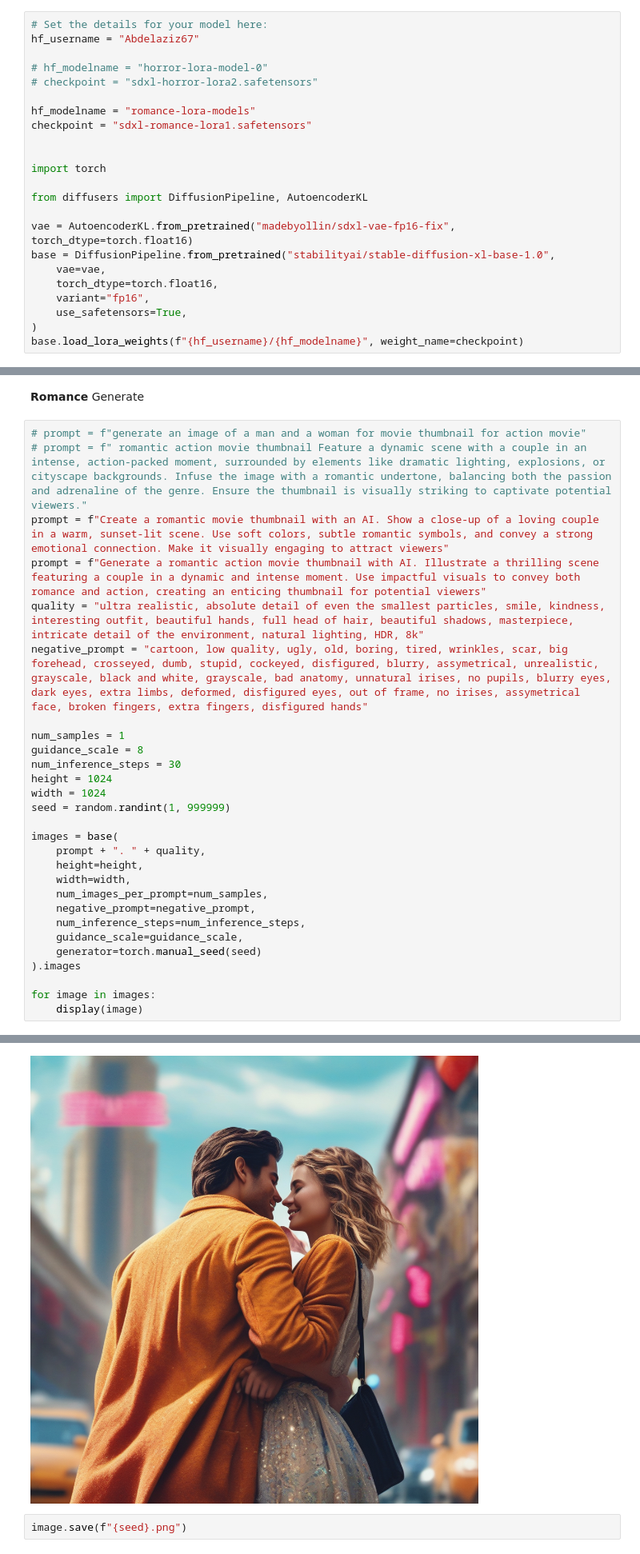
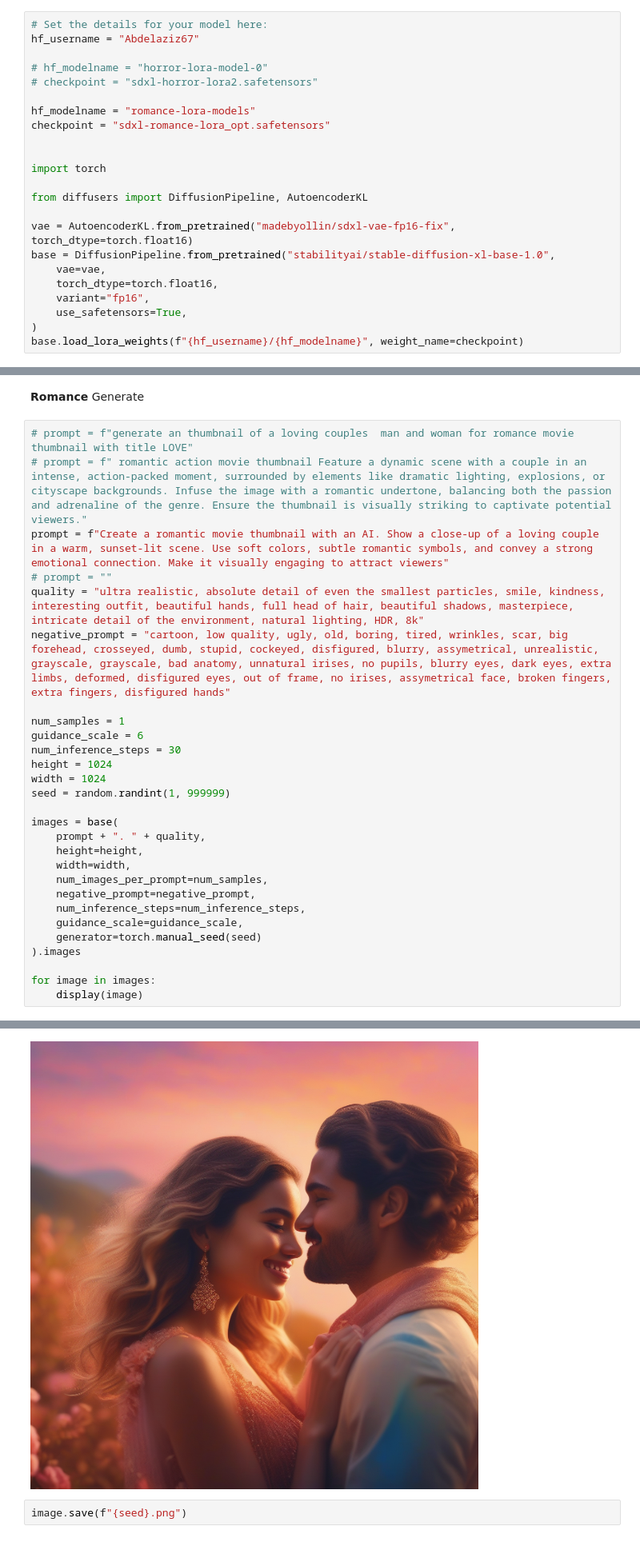
Before and after one commit to abdelazizgamal/SDXL_lora_Generate, a Jupyter notebook: Copy_of_GeneratingDreamboothSDXL_Lora.ipynb, the cells around one changed output, grey strips where cells are left out. Shown at 80% size. Drawn from its saved outputs; the diff is of its cells as text.

```diff
--- a/Copy_of_GeneratingDreamboothSDXL_Lora.ipynb
+++ b/Copy_of_GeneratingDreamboothSDXL_Lora.ipynb
@@ -94,7 +94,7 @@ hf_username = "Abdelaziz67"
 # checkpoint = "sdxl-horror-lora2.safetensors"
 
 hf_modelname = "romance-lora-models"
-checkpoint = "sdxl-romance-lora1.safetensors"
+checkpoint = "sdxl-romance-lora_opt.safetensors"
 
 
 import torch
@@ -189,15 +189,15 @@ for image in images:
 # %% [markdown]
 **Romance** Generate
 # %%
-# prompt = f"generate an image of a man and a woman for movie thumbnail for action movie"
+# prompt = f"generate an thumbnail of a loving couples  man and woman for romance movie thumbnail with title LOVE"
 # prompt = f" romantic action movie thumbnail Feature a dynamic scene with a couple in an intense, action-packed moment, surrounded by elements like dramatic lighting, explosions, or cityscape backgrounds. Infuse the image with a romantic undertone, balancing both the passion and adrenaline of the genre. Ensure the thumbnail is visually striking to captivate potential viewers."
 prompt = f"Create a romantic movie thumbnail with an AI. Show a close-up of a loving couple in a warm, sunset-lit scene. Use soft colors, subtle romantic symbols, and convey a strong emotional connection. Make it visually engaging to attract viewers"
-prompt = f"Generate a romantic action movie thumbnail with AI. Illustrate a thrilling scene featuring a couple in a dynamic and intense moment. Use impactful visuals to convey both romance and action, creating an enticing thumbnail for potential viewers"
+# prompt = ""
 quality = "ultra realistic, absolute detail of even the smallest particles, smile, kindness, interesting outfit, beautiful hands, full head of hair, beautiful shadows, masterpiece, intricate detail of the environment, natural lighting, HDR, 8k"
-negative_prompt = "cartoon, low quality, ugly, old, boring, tired, wrinkles, scar, big forehead, crosseyed, dumb, stupid, cockeyed, disfigured, blurry, assymetrical, unrealistic, grayscale, black and white, grayscale, bad anatomy, unnatural irises, no pupils, blurry eyes, dark eyes, extra limbs, deformed, disfigured eyes, out of frame, no irises, assymetrical face, broken fingers, extra fingers, disfigured hands"
+negative_prompt = "cartoon, low quality, ugly, old, boring, tired, wrinkles, scar, big forehead, crosseyed, dumb, stupid, cockeyed, disfigured, blurry, assymetrical, unrealistic, grayscale, grayscale, bad anatomy, unnatural irises, no pupils, blurry eyes, dark eyes, extra limbs, deformed, disfigured eyes, out of frame, no irises, assymetrical face, broken fingers, extra fingers, disfigured hands"
 
 num_samples = 1
-guidance_scale = 8
+guidance_scale = 6
 num_inference_steps = 30
 height = 1024
 width = 1024
@@ -224,3 +224,3 @@ The following part of your input was truncated because CLIP can only handle sequ
-[figure, old version]
+[figure, new version]
 # %%
 image.save(f"{seed}.png")
```
Also changed, not shown: parts of 2 cells of this notebook.
